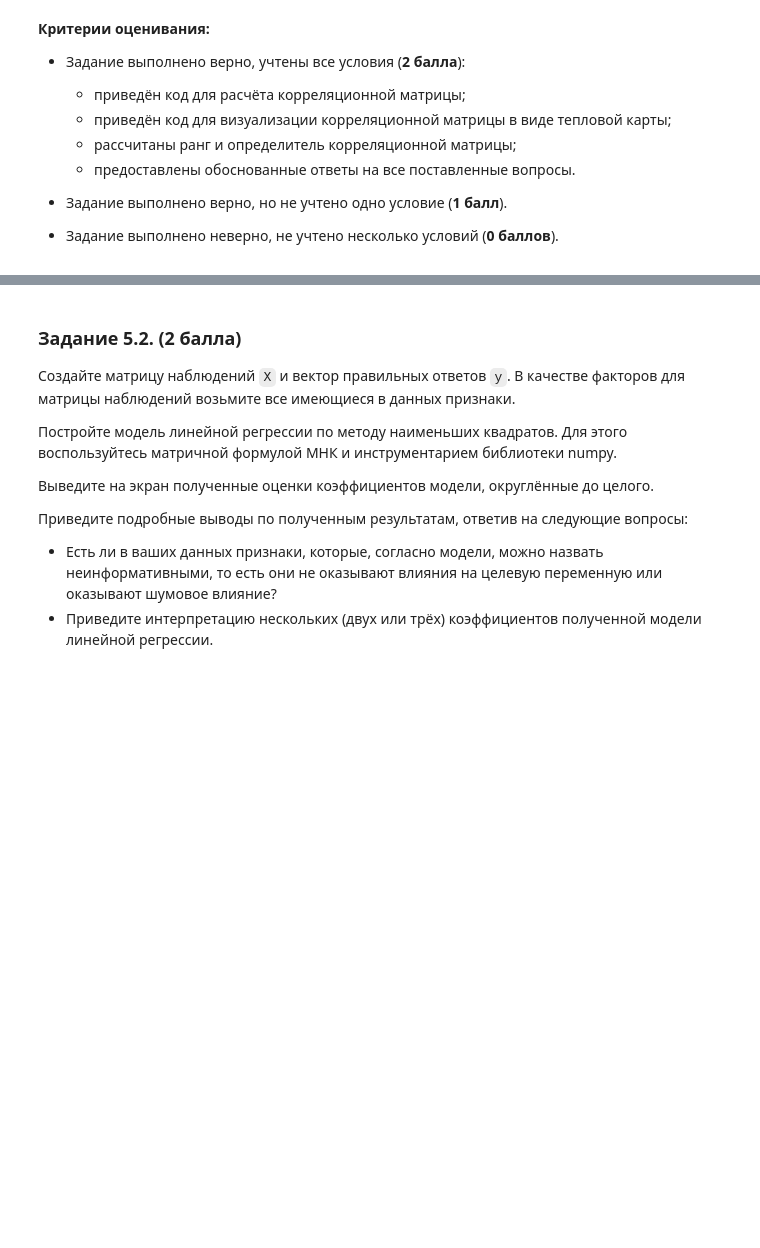
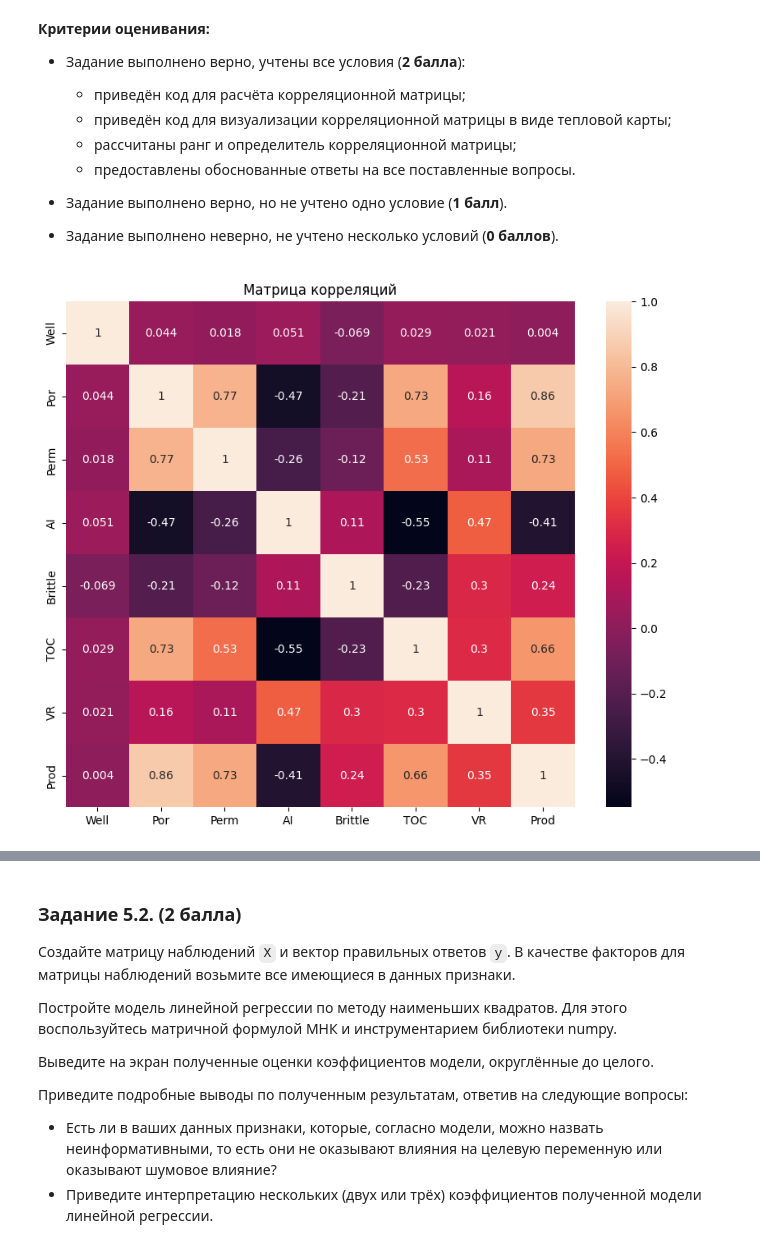
Before and after one commit to AlexKosuhin/SF_data_science, a Jupyter notebook: MATHS/MATH_ML-2._Практика._Ноутбук-шаблон.ipynb, the cells around one changed output, grey strips where cells are left out. Saved outputs shown, nothing was run; the diff lists cells and outputs as text; code cells hidden in the pictures; blank space fills up the shorter version.

```diff
--- a/MATHS/MATH_ML-2._Практика._Ноутбук-шаблон.ipynb
+++ b/MATHS/MATH_ML-2._Практика._Ноутбук-шаблон.ipynb
@@ -38,8 +37,8 @@ import matplotlib.pyplot as plt # для построения графиков
 # %% [markdown]
 Прочитаем исходные данные:
 # %%
-data = pd.read_csv(r'C:\Users\user\Desktop\Skilfactory\data1\unconv.csv')
-data.head()
+df = pd.read_csv(r'C:\Users\user\Desktop\Skilfactory\data1\unconv.csv')
+df.head()
 # %% [output]
 |  | Well | Por | Perm | AI | Brittle | TOC | VR | Prod |
 | 0 | 1 | 12.08 | 2.92 | 2.80 | 81.40 | 1.16 | 2.31 | 4165.196191 |
@@ -63,0 +100,15 @@ data.head()
+# %%
+def three_sigma(df, column):
+    sigma = np.std(df[column])
+    mean_ = np.mean(df[column])
+    upper_side = mean_ + 3 * sigma
+    lower_side = mean_ - 3 * sigma
+    inliers = (df[column] > lower_side) & (df[column] < upper_side)
+    return inliers
+
+mask_all = pd.Series([True] * len(df), index=df.index)
+for col in ['Por', 'Perm', 'AI', 'Brittle', 'TOC', 'VR', 'Prod']:
+    mask_col = three_sigma(df, col)
+    mask_all = mask_all & mask_col
+df_clean = df[mask_all].copy()
+df_clean
@@ -89,5 +154,10 @@ data.head()
 - Задание выполнено верно, но не учтено одно условие (**1 балл**).
 - Задание выполнено неверно, не учтено несколько условий (**0 баллов**).
 # %%
-# Ваш код здесь
+plt.figure(figsize=(10, 8))
+plt.title('Матрица корреляций')
+sns.heatmap(df_clean.corr(), annot=True)
+plt.show()
+# %% [output]
+[figure, added]
 # %% [markdown]
```
Also changed, not shown: parts of 6 cells of this notebook, 1 other file.
